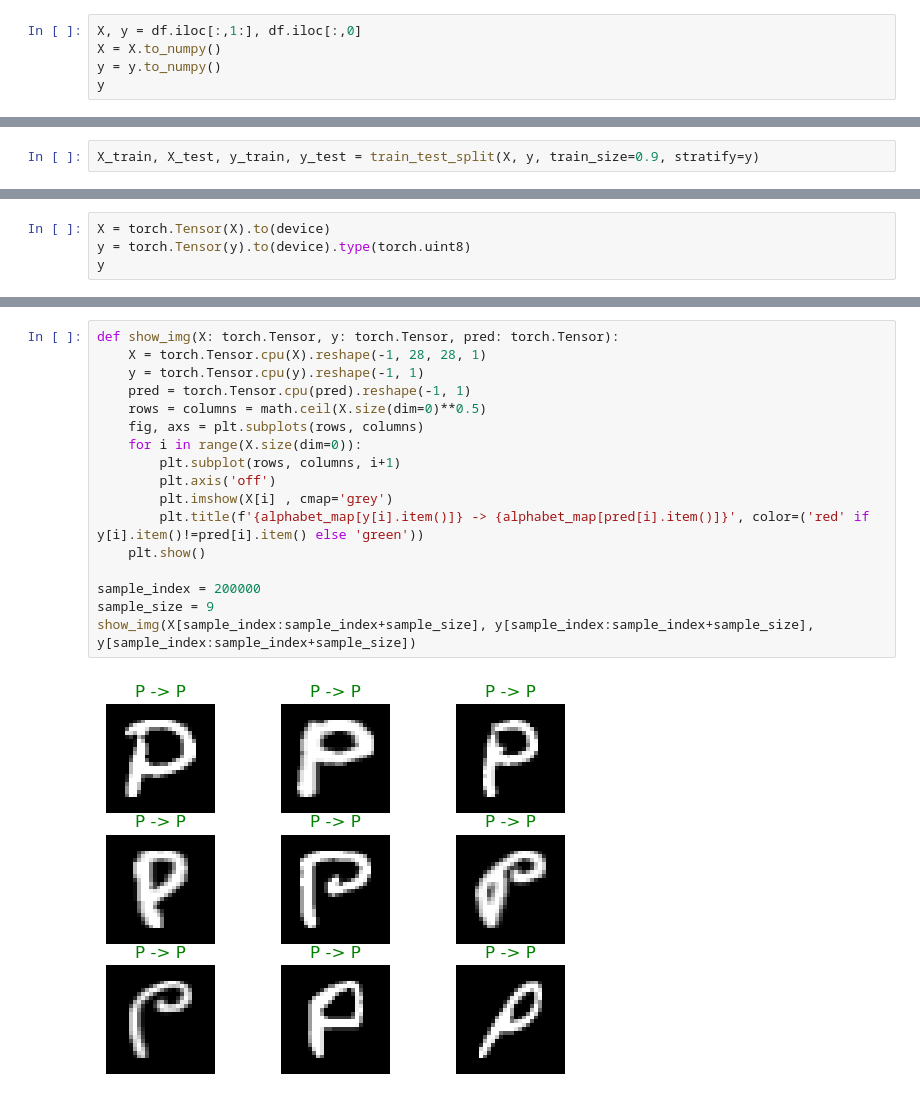
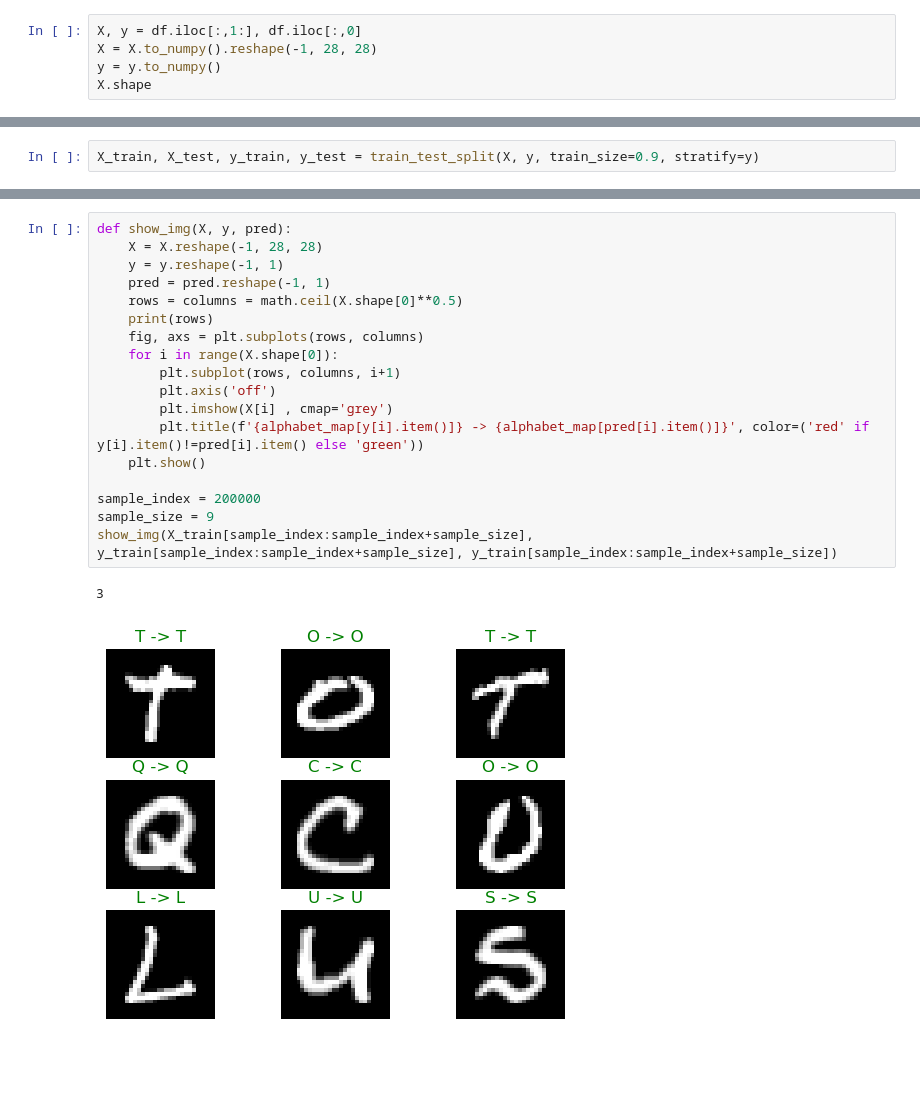
Before and after one commit to Mjavadrahimi/Character-Recognizer, a Jupyter notebook: character-recognizer.ipynb, the cells around one changed output, grey strips where cells are left out. Cells and saved outputs as stored; diff of their text form; blank space fills up the shorter version.

```diff
--- a/character-recognizer.ipynb
+++ b/character-recognizer.ipynb
@@ -52,7 +53,7 @@ device
 device(type='cuda')
 # %%
 X, y = df.iloc[:,1:], df.iloc[:,0]
-X = X.to_numpy()
+X = X.to_numpy().reshape(-1, 28, 28)
 y = y.to_numpy()
-y
+X.shape
 # %% [output]
@@ -96,7 +81,3 @@ plt.legend(['True', 'False'], loc='upper right')
 plt.show()
 # %% [output]
 [figure]
-# %%
-X = torch.Tensor(X).to(device)
-y = torch.Tensor(y).to(device).type(torch.uint8)
-y
@@ -105,22 +104,24 @@ tensor([ 0,  0,  0,  ..., 25, 25, 25], device='cuda:0', dtype=torch.uint8)
 # %%
-def show_img(X: torch.Tensor, y: torch.Tensor, pred: torch.Tensor):
-    X = torch.Tensor.cpu(X).reshape(-1, 28, 28, 1)
-    y = torch.Tensor.cpu(y).reshape(-1, 1)
-    pred = torch.Tensor.cpu(pred).reshape(-1, 1)
-    rows = columns = math.ceil(X.size(dim=0)**0.5)
+def show_img(X, y, pred):
+    X = X.reshape(-1, 28, 28)
+    y = y.reshape(-1, 1)
+    pred = pred.reshape(-1, 1)
+    rows = columns = math.ceil(X.shape[0]**0.5)
+    print(rows)
     fig, axs = plt.subplots(rows, columns)
-    for i in range(X.size(dim=0)):
+    for i in range(X.shape[0]):
         plt.subplot(rows, columns, i+1)
         plt.axis('off')
         plt.imshow(X[i] , cmap='grey')
         plt.title(f'{alphabet_map[y[i].item()]} -> {alphabet_map[pred[i].item()]}', color=('red' if y[i].item()!=pred[i].item() else 'green'))
     plt.show()
 
 sample_index = 200000
 sample_size = 9
-show_img(X[sample_index:sample_index+sample_size], y[sample_index:sample_index+sample_size], y[sample_index:sample_index+sample_size])
+show_img(X_train[sample_index:sample_index+sample_size], y_train[sample_index:sample_index+sample_size], y_train[sample_index:sample_index+sample_size])
 # %% [output]
+3
-[figure, old version]
+[figure, new version]
 # %%
 class Model(nn.Module):
     def __init__(self, input_size, hidden_size1, hidden_size2):
```
Also changed, not shown: parts of 11 cells of this notebook.
